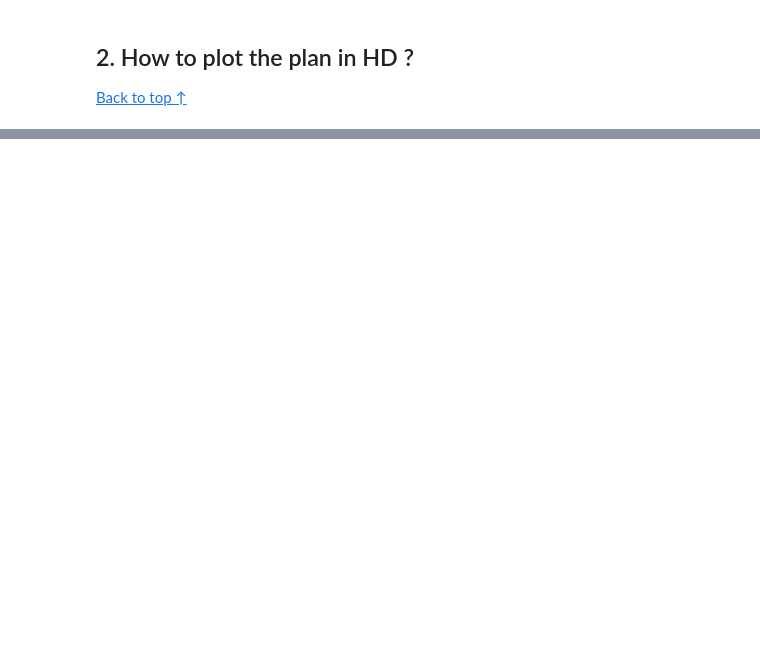
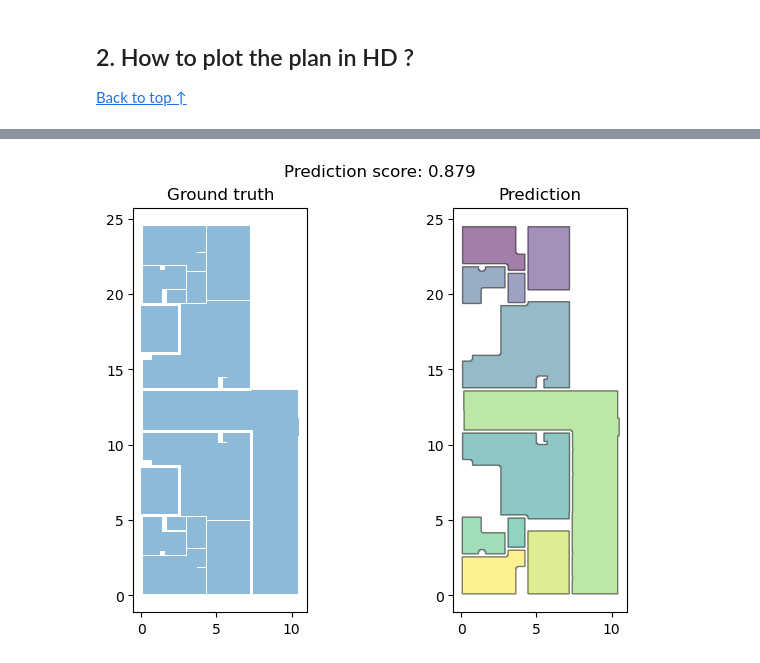
Before and after one commit to waddason/CapstoneContour, a Jupyter notebook: howto.ipynb, the cells around one changed output, grey strips where cells are left out. Saved outputs shown, nothing was run; the diff lists cells and outputs as text; code cells hidden in the pictures; blank space fills up the shorter version.

```diff
--- a/howto.ipynb
+++ b/howto.ipynb
@@ -70,0 +123,29 @@ LINESTRING (3.4717383791561587 27.472680807304148, 3.5067598935479767 27.5121417
+# %%
+# Display the best IoU
+fig, axs = plt.subplots(1, 2, layout="constrained")
+# Ground Truth
+axs[0].set_title("Ground truth")
+geoms_true = pg.load_geometrycollection_from_geojson(
+    validate_subfolder / "Spaces.geojson",
+)
+gpd.GeoSeries(geoms_true).plot(ax=axs[0], alpha=0.5)
+
+# Predictions
+x = pg.load_geometrycollection_from_geojson(
+    validate_subfolder / "Walls.geojson",
+)
+y_pred = model(x)
+
+y_pred_df = gpd.GeoDataFrame(
+    y_pred.geoms,
+    columns=["geometry"],
+).reset_index()
+y_pred_df.plot(ax=axs[1], alpha=0.5, column="index", edgecolor="black")
+axs[1].set_title("Prediction")
+axs[1].set_xlim(axs[0].get_xlim())
+axs[1].set_ylim(axs[0].get_ylim())
+score = average_matched_iou(geoms_true.geoms, y_pred.geoms)
+plt.suptitle(f"Prediction score: {score:.3f}")
+plt.show()
+# %% [output]
+[figure, added]
```
Also changed, not shown: parts of 15 cells of this notebook.
